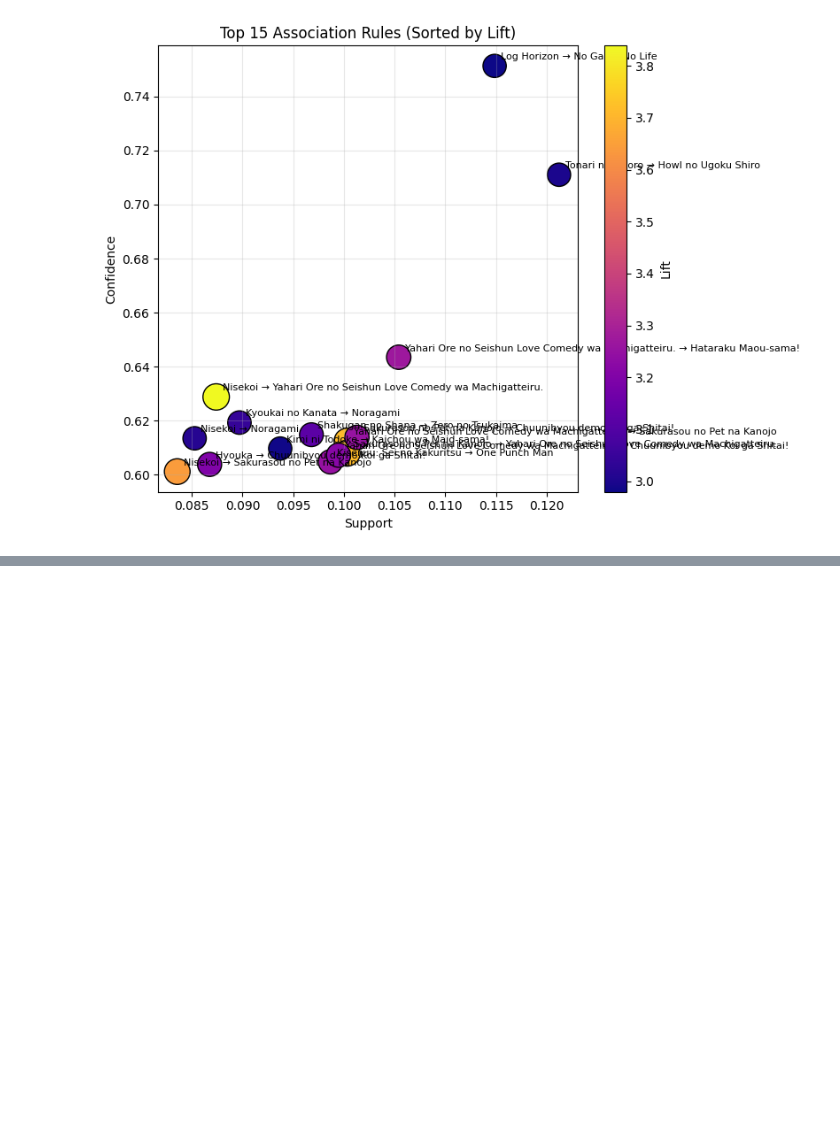
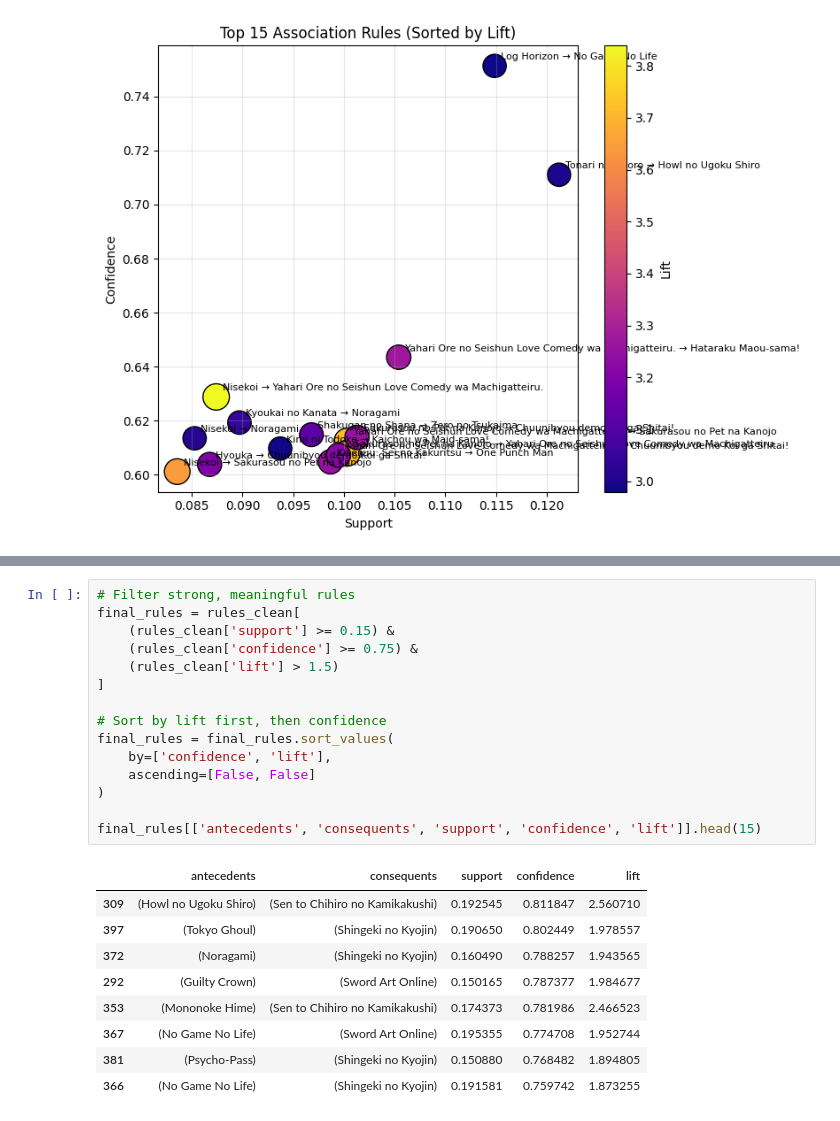
Before and after one commit to ChrisDJ07/CSC172-AssociationMining-Janiola, a Jupyter notebook: association_mining.ipynb, the cells around one changed output, grey strips where cells are left out. Cells and saved outputs as stored; diff of their text form; blank space fills up the shorter version.

```diff
--- a/association_mining.ipynb
+++ b/association_mining.ipynb
@@ -329,0 +334,25 @@ plt.show()
+# %%
+# Filter strong, meaningful rules
+final_rules = rules_clean[
+    (rules_clean['support'] >= 0.15) &
+    (rules_clean['confidence'] >= 0.75) &
+    (rules_clean['lift'] > 1.5)
+]
+
+# Sort by lift first, then confidence
+final_rules = final_rules.sort_values(
+    by=['confidence', 'lift'],
+    ascending=[False, False]
+)
+
+final_rules[['antecedents', 'consequents', 'support', 'confidence', 'lift']].head(15)
+# %% [output]
+|  | antecedents | consequents | support | confidence | lift |
+| 309 | (Howl no Ugoku Shiro) | (Sen to Chihiro no Kamikakushi) | 0.192545 | 0.811847 | 2.560710 |
+| 397 | (Tokyo Ghoul) | (Shingeki no Kyojin) | 0.190650 | 0.802449 | 1.978557 |
+| 372 | (Noragami) | (Shingeki no Kyojin) | 0.160490 | 0.788257 | 1.943565 |
+| 292 | (Guilty Crown) | (Sword Art Online) | 0.150165 | 0.787377 | 1.984677 |
+| 353 | (Mononoke Hime) | (Sen to Chihiro no Kamikakushi) | 0.174373 | 0.781986 | 2.466523 |
+| 367 | (No Game No Life) | (Sword Art Online) | 0.195355 | 0.774708 | 1.952744 |
+| 381 | (Psycho-Pass) | (Shingeki no Kyojin) | 0.150880 | 0.768482 | 1.894805 |
+| 366 | (No Game No Life) | (Shingeki no Kyojin) | 0.191581 | 0.759742 | 1.873255 |
```
Also changed, not shown: parts of 10 cells of this notebook, 5 other files.
